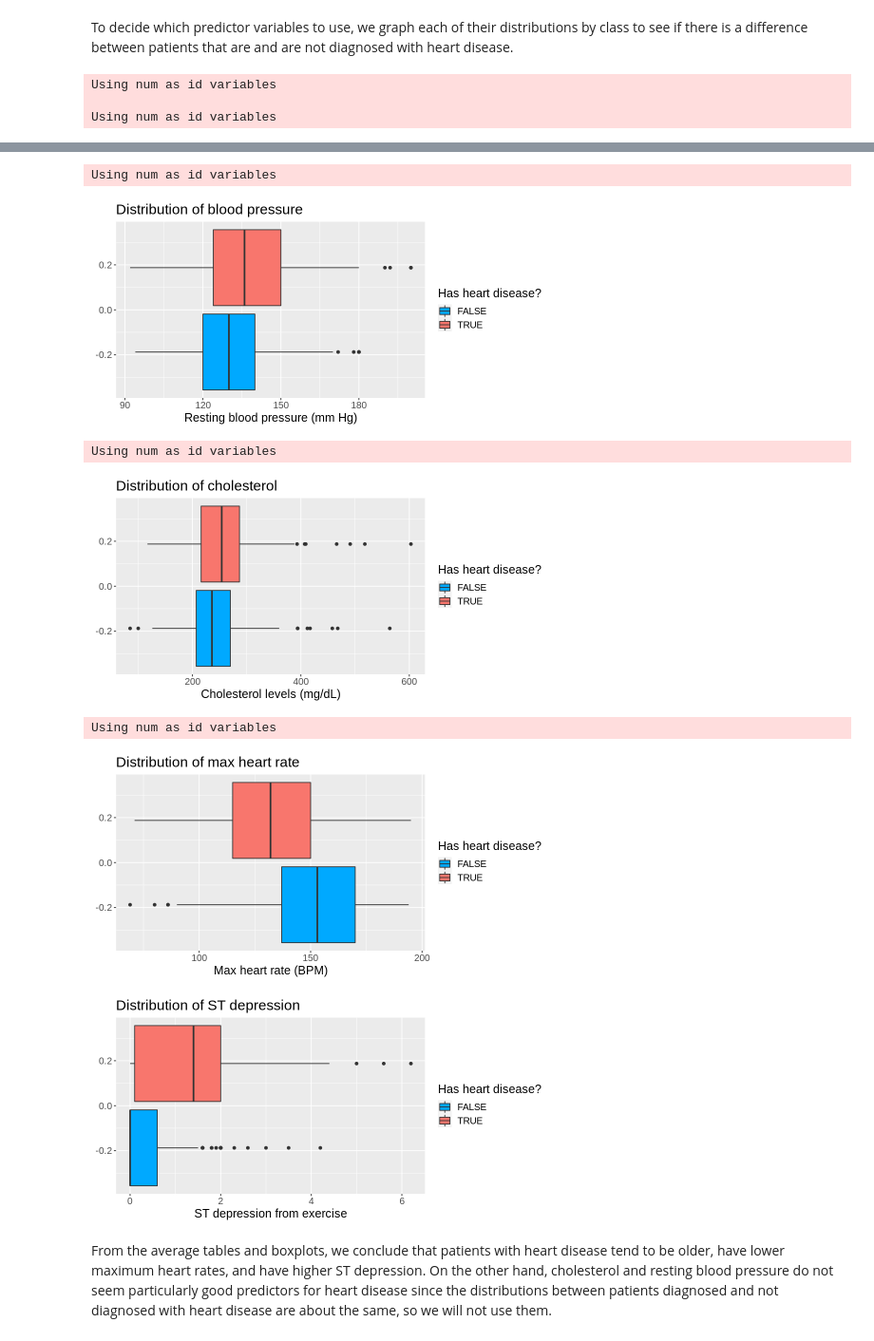
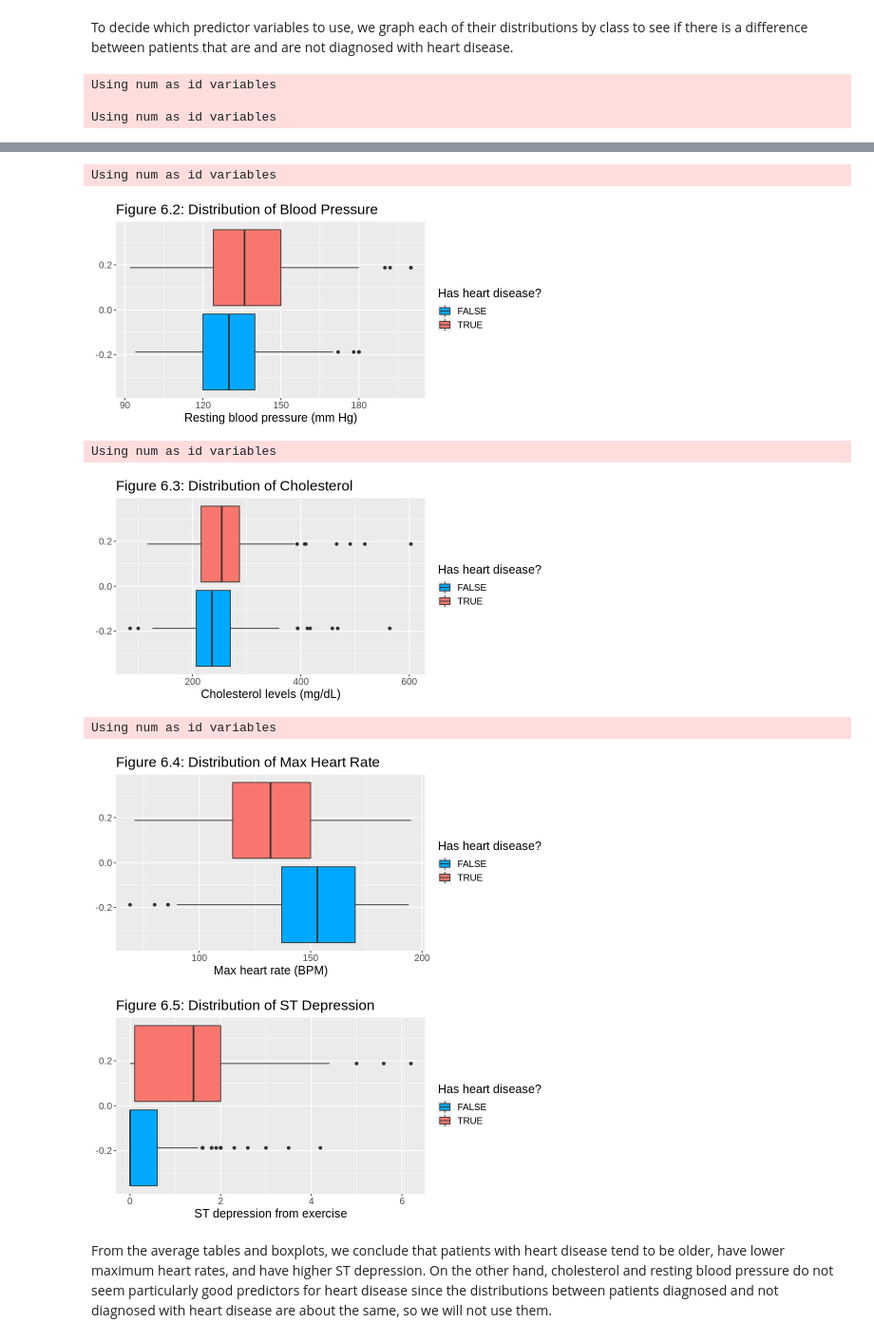
Before and after one commit to EdwardJXLi/DSCI-100-group-project, a Jupyter notebook: HeartDiseasePrediction.ipynb, the cells around one changed output, grey strips where cells are left out. Shown at 95% size. Cells and saved outputs as stored; diff of their text form; code cells hidden in the pictures.

```diff
--- a/HeartDiseasePrediction.ipynb
+++ b/HeartDiseasePrediction.ipynb
@@ -276,7 +309,7 @@ age_dist <- heart_training |>
         theme(text=element_text(size=15))+
         labs(x="Age", fill="Has heart disease?")+
         scale_fill_manual(values=c("#00A9FF","#F8766D"))+
-        ggtitle("Distribution of age")
+        ggtitle("Figure 6.1: Distribution of Age")
 age_dist
 
 trest_dist <- heart_training |>
@@ -287,7 +320,7 @@ trest_dist <- heart_training |>
         theme(text=element_text(size=15))+
         labs(x="Resting blood pressure (mm Hg)", fill="Has heart disease?")+
         scale_fill_manual(values=c("#00A9FF","#F8766D"))+
-        ggtitle("Distribution of blood pressure")
+        ggtitle("Figure 6.2: Distribution of Blood Pressure")
 trest_dist
 
 chol_dist <- heart_training |>
@@ -298,7 +331,7 @@ chol_dist <- heart_training |>
         theme(text=element_text(size=15))+
         labs(x="Cholesterol levels (mg/dL)", fill="Has heart disease?")+
         scale_fill_manual(values=c("#00A9FF","#F8766D"))+
-        ggtitle("Distribution of cholesterol")
+        ggtitle("Figure 6.3: Distribution of Cholesterol")
 chol_dist
 
 thalach_dist <- heart_training |>
@@ -309,7 +342,7 @@ thalach_dist <- heart_training |>
         theme(text=element_text(size=15))+
         labs(x="Max heart rate (BPM)", fill="Has heart disease?")+
         scale_fill_manual(values=c("#00A9FF","#F8766D"))+
-        ggtitle("Distribution of max heart rate")
+        ggtitle("Figure 6.4: Distribution of Max Heart Rate")
 thalach_dist
 
 oldpeak_dist <- heart_training |>
@@ -320,7 +353,7 @@ oldpeak_dist <- heart_training |>
         theme(text=element_text(size=15))+
         labs(x="ST depression from exercise", fill="Has heart disease?")+
         scale_fill_manual(values=c("#00A9FF","#F8766D"))+
-        ggtitle("Distribution of ST depression")
+        ggtitle("Figure 6.5: Distribution of ST Depression")
 oldpeak_dist
 # %% [output]
 Using num as id variables
@@ -330,10 +363,10 @@ Using num as id variables
 Using num as id variables
-[figure, old version]
+[figure, new version]
 Using num as id variables
-[figure, old version]
+[figure, new version]
 Using num as id variables
-[figure, old version]
+[figure, new version]
-[figure, old version]
+[figure, new version]
 # %% [markdown]
 From the average tables and boxplots, we conclude that patients with heart disease tend to be older, have lower maximum heart rates, and have higher ST depression. On the other hand, cholesterol and resting blood pressure do not seem particularly good predictors for heart disease since the distributions between patients diagnosed and not diagnosed with heart disease are about the same, so we will not use them.
 # %% [markdown]
```
Also changed, not shown: parts of 13 cells of this notebook.
